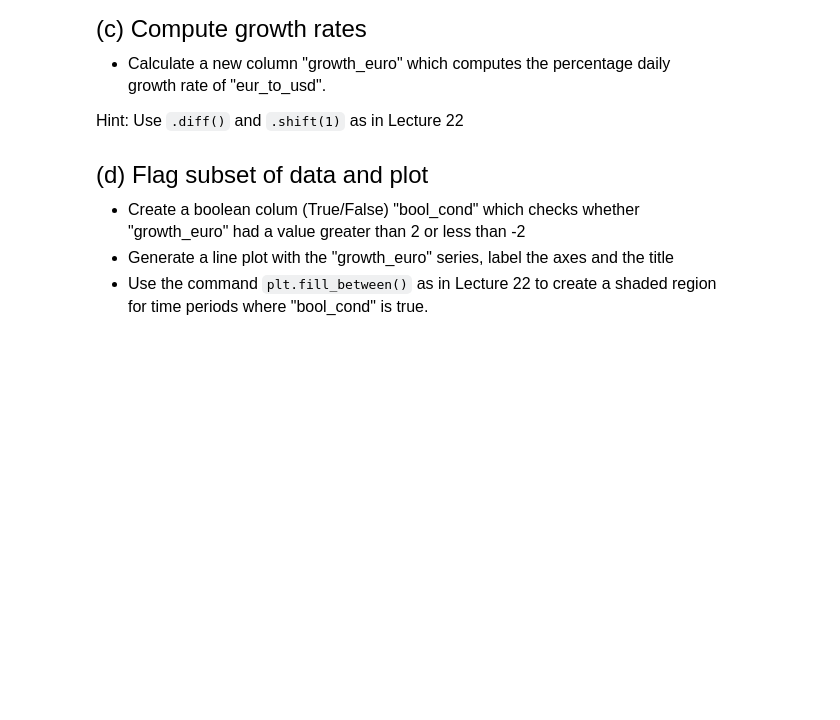
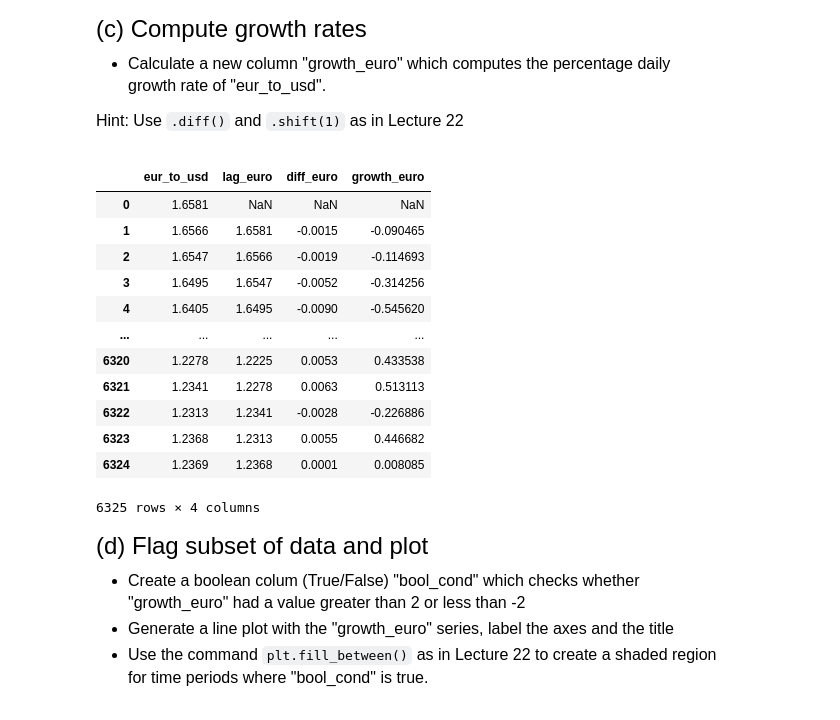
Before and after one commit to jshimp/emoryqtm151, a Jupyter notebook: Quiz 5 - Section 3.ipynb, the cells around one changed output. Saved outputs shown, nothing was run; the diff lists cells and outputs as text; code cells hidden in the pictures; blank space fills up the shorter version.

```diff
--- a/Quiz 5 - Section 3.ipynb
+++ b/Quiz 5 - Section 3.ipynb
@@ -81,3 +100,24 @@
+# %%
+# Write your own code
+currencies["diff_euro"] = currencies["eur_to_usd"].diff()
+currencies["lag_euro"] = currencies["eur_to_usd"].shift(1)
+currencies["growth_euro"] = currencies["diff_euro"]*100/currencies["lag_euro"]
+
+display(currencies[["eur_to_usd","lag_euro","diff_euro","growth_euro"]])
+# %% [output]
+|  | eur_to_usd | lag_euro | diff_euro | growth_euro |
+| 0 | 1.6581 | NaN | NaN | NaN |
+| 1 | 1.6566 | 1.6581 | -0.0015 | -0.090465 |
+| 2 | 1.6547 | 1.6566 | -0.0019 | -0.114693 |
+| 3 | 1.6495 | 1.6547 | -0.0052 | -0.314256 |
+| 4 | 1.6405 | 1.6495 | -0.0090 | -0.545620 |
+| ... | ... | ... | ... | ... |
+| 6320 | 1.2278 | 1.2225 | 0.0053 | 0.433538 |
+| 6321 | 1.2341 | 1.2278 | 0.0063 | 0.513113 |
+| 6322 | 1.2313 | 1.2341 | -0.0028 | -0.226886 |
+| 6323 | 1.2368 | 1.2313 | 0.0055 | 0.446682 |
+| 6324 | 1.2369 | 1.2368 | 0.0001 | 0.008085 |
+6325 rows × 4 columns
 # %% [markdown]
 <font size = "5">
 
```
Also changed, not shown: parts of 14 cells of this notebook, 3 other files.
